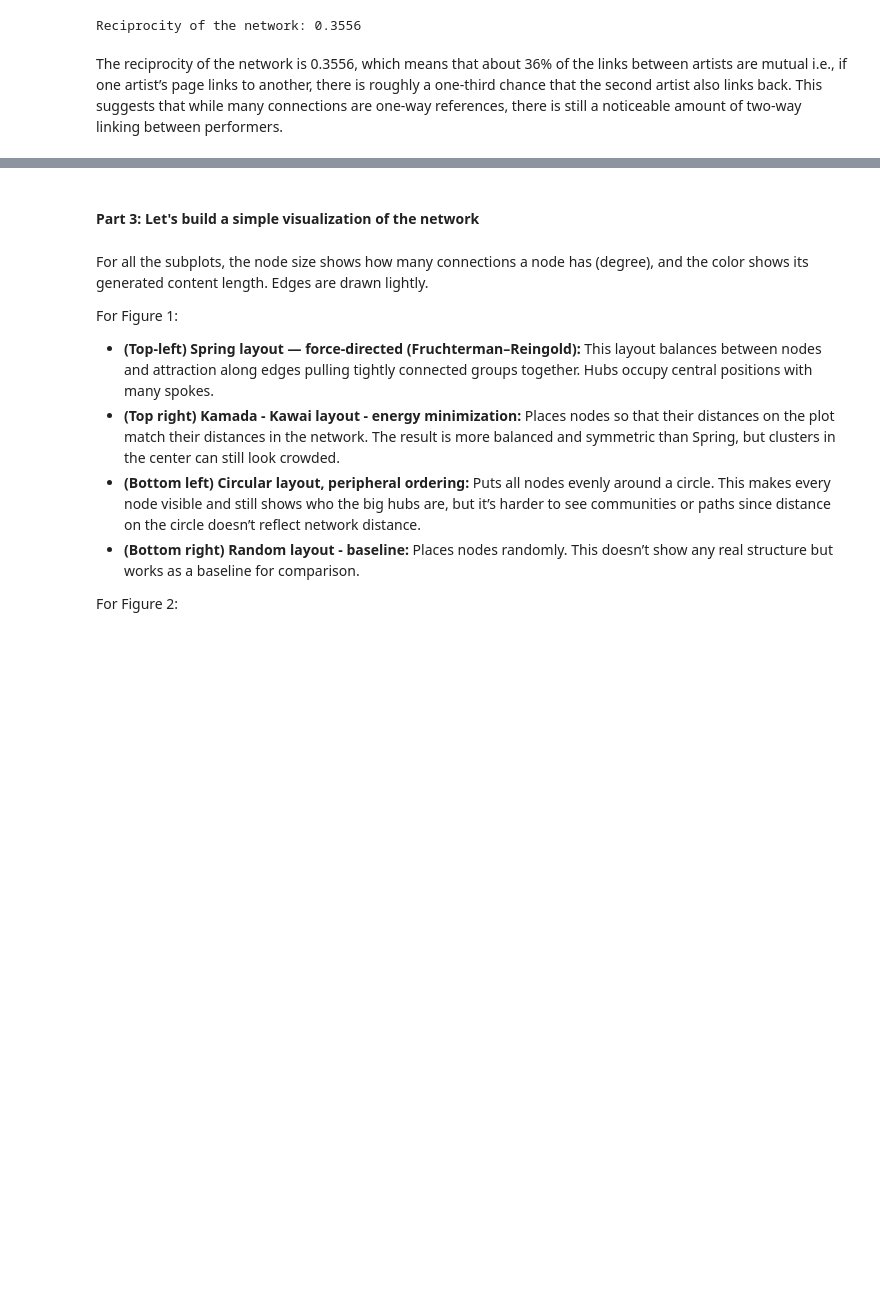
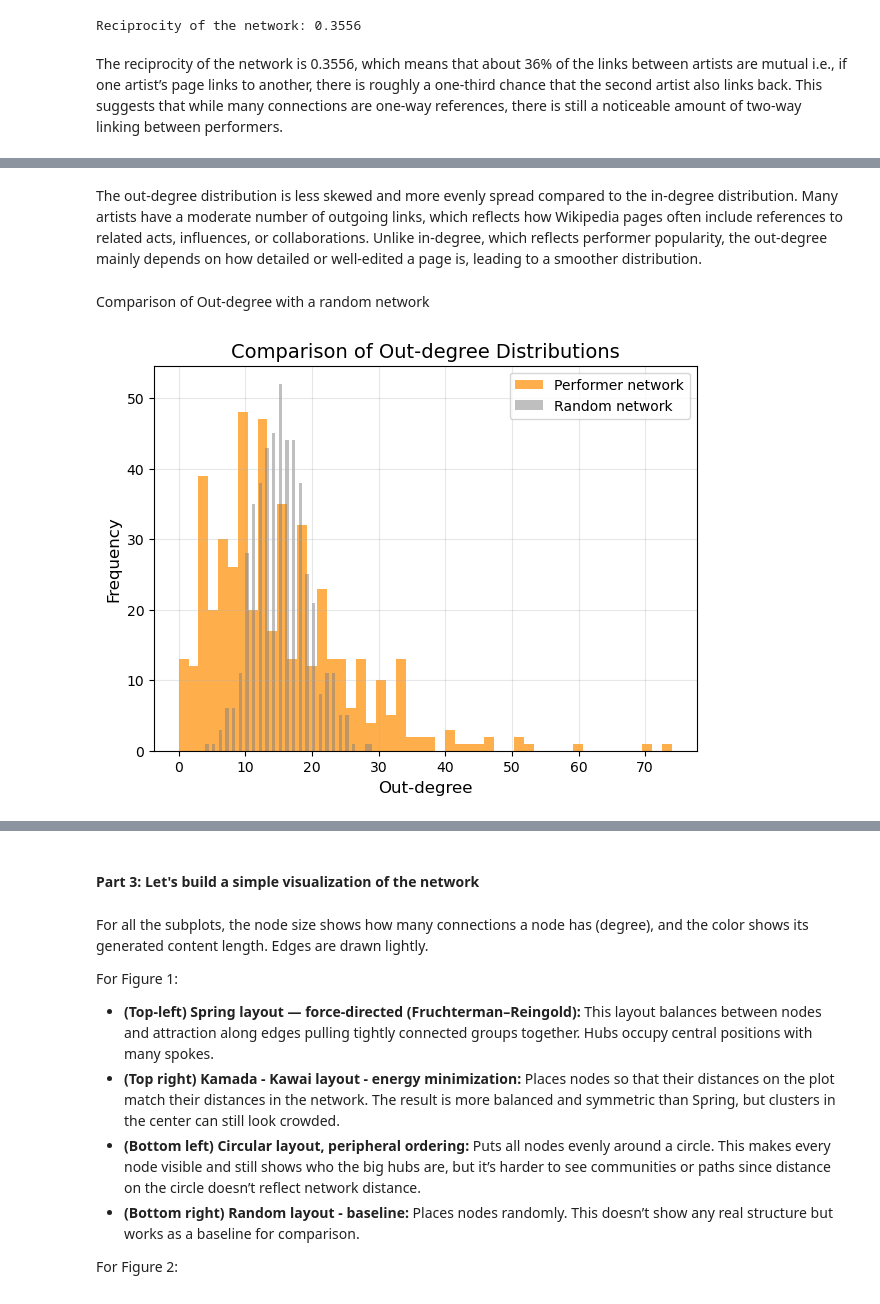
Before and after one commit to adamajane/social-graphs-and-interactions-02805-assignments, a Jupyter notebook: assignment_1/assignment_1_hand_in.ipynb, the cells around one changed output, grey strips where cells are left out. Cells and saved outputs as stored; diff of their text form; code cells hidden in the pictures; blank space fills up the shorter version.

```diff
--- a/assignment_1/assignment_1_hand_in.ipynb
+++ b/assignment_1/assignment_1_hand_in.ipynb
@@ -296,0 +432,20 @@ The reciprocity of the network is 0.3556, which means that about 36% of the link
+# %% [markdown]
+The out-degree distribution is less skewed and more evenly spread compared to the in-degree distribution. Many artists have a moderate number of outgoing links, which reflects how Wikipedia pages often include references to related acts, influences, or collaborations. Unlike in-degree, which reflects performer popularity, the out-degree mainly depends on how detailed or well-edited a page is, leading to a smoother distribution.
+# %% [markdown]
+Comparison of Out-degree with a random network
+# %%
+# Generate random network with same N, M
+random_graph = nx.gnm_random_graph(num_nodes, num_edges, directed=True)
+random_out_degrees = [d for n, d in random_graph.out_degree()]
+
+plt.figure(figsize=(7,5))
+plt.hist(out_degrees, bins=50, alpha=0.7, label="Performer network", color="darkorange")
+plt.hist(random_out_degrees, bins=50, alpha=0.5, label="Random network", color="gray")
+plt.title("Comparison of Out-degree Distributions", fontsize=14)
+plt.xlabel("Out-degree", fontsize=12)
+plt.ylabel("Frequency", fontsize=12)
+plt.legend()
+plt.grid(alpha=0.3)
+plt.show()
+# %% [output]
+[figure, added]
```
Also changed, not shown: parts of 25 cells of this notebook.
